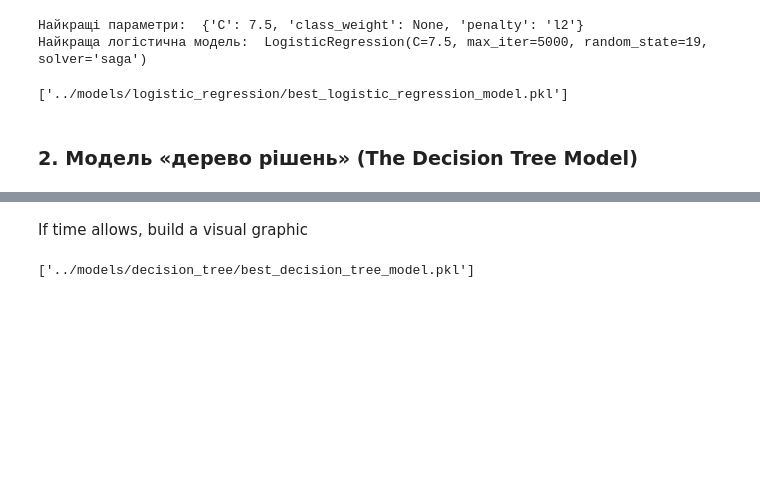
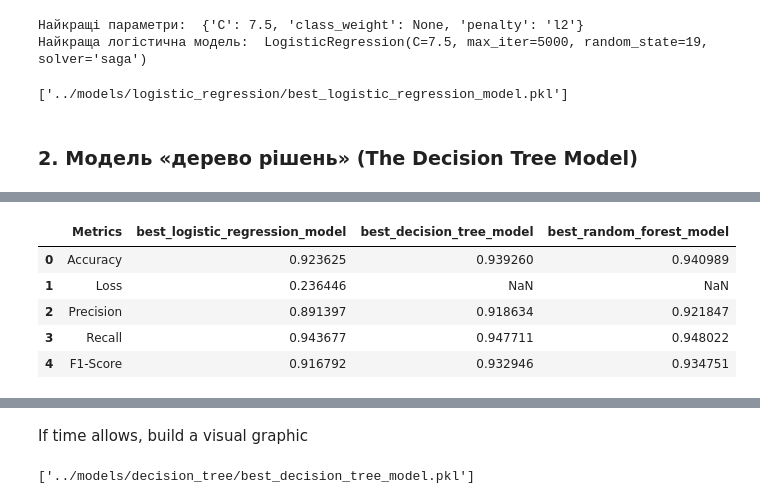
Before and after one commit to MaksimDar/telecom-churn-prediction, a Jupyter notebook: notebooks/02_model_training.ipynb, the cells around one changed output, grey strips where cells are left out. Cells and saved outputs as stored; diff of their text form; code cells hidden in the pictures; blank space fills up the shorter version.

```diff
--- a/notebooks/02_model_training.ipynb
+++ b/notebooks/02_model_training.ipynb
@@ -223,0 +304,15 @@ weighted avg       0.94      0.94      0.94     14455
+# %%
+precision_no_churn_dt = class_report_dt['0']['precision']
+recall_no_churn_dt = class_report_dt['0']['recall']
+f1_no_churn_dt = class_report_dt['0']['f1-score']
+
+final_comparison_no_churn_df['best_decision_tree_model'] = [acc_dt,None,precision_no_churn_dt,recall_no_churn_dt,
+                                                                             f1_no_churn_dt]
+final_comparison_no_churn_df
+# %% [output]
+|  | Metrics | best_logistic_regression_model | best_decision_tree_model | best_random_forest_model |
+| 0 | Accuracy | 0.923625 | 0.939260 | 0.940989 |
+| 1 | Loss | 0.236446 | NaN | NaN |
+| 2 | Precision | 0.891397 | 0.918634 | 0.921847 |
+| 3 | Recall | 0.943677 | 0.947711 | 0.948022 |
+| 4 | F1-Score | 0.916792 | 0.932946 | 0.934751 |
```
Also changed, not shown: parts of 34 cells of this notebook, 1 other file.
